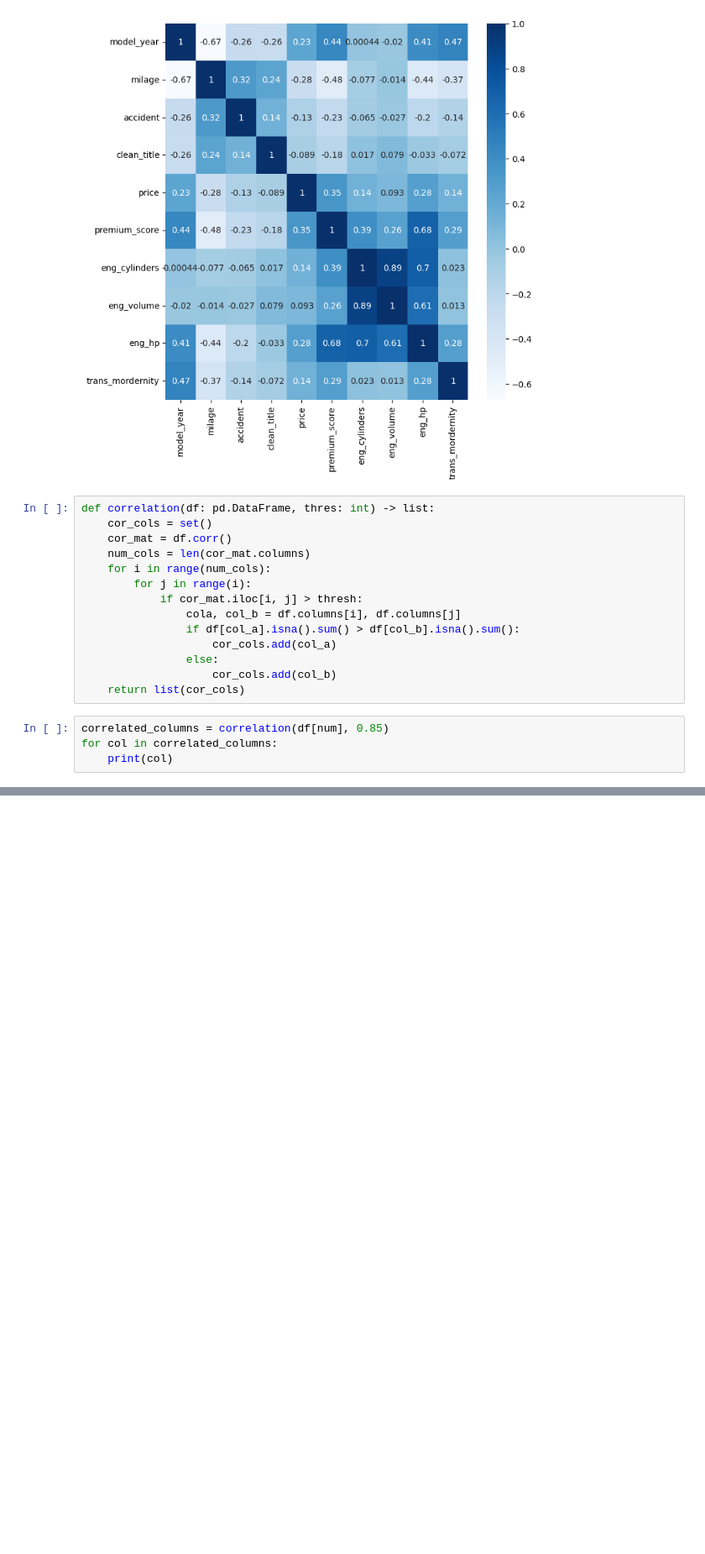
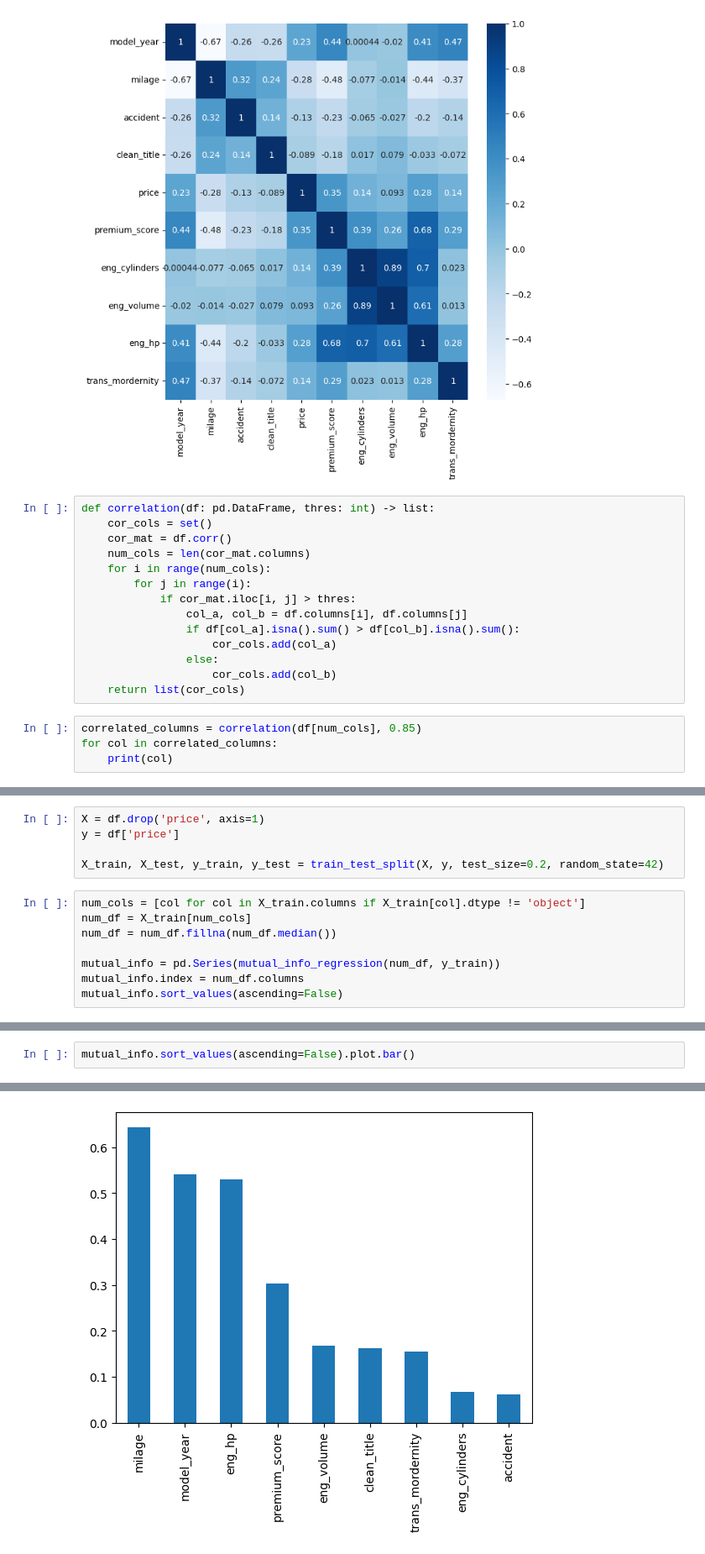
Before and after one commit to zishan044/car_price_prediction, a Jupyter notebook: notebooks/feature_selection.ipynb, the cells around one changed output, grey strips where cells are left out. Shown at 84% size. Drawn from its saved outputs; the diff is of its cells as text; blank space fills up the shorter version.

Commit message:
performed feature selection technique mutual information to get most important columns

```diff
--- a/notebooks/feature_selection.ipynb
+++ b/notebooks/feature_selection.ipynb
@@ -88,15 +88,15 @@ def correlation(df: pd.DataFrame, thres: int) -> list:
     num_cols = len(cor_mat.columns)
     for i in range(num_cols):
         for j in range(i):
-            if cor_mat.iloc[i, j] > thresh:
-                cola, col_b = df.columns[i], df.columns[j]
+            if cor_mat.iloc[i, j] > thres:
+                col_a, col_b = df.columns[i], df.columns[j]
                 if df[col_a].isna().sum() > df[col_b].isna().sum():
                     cor_cols.add(col_a)
                 else:
                     cor_cols.add(col_b)
     return list(cor_cols)
 # %%
-correlated_columns = correlation(df[num], 0.85)
+correlated_columns = correlation(df[num_cols], 0.85)
 for col in correlated_columns:
     print(col)
 # %% [output]
@@ -119,0 +108,13 @@ ValueError: could not convert string to float: 'Gasoline'
+# %%
+X = df.drop('price', axis=1)
+y = df['price']
+
+X_train, X_test, y_train, y_test = train_test_split(X, y, test_size=0.2, random_state=42)
+# %%
+num_cols = [col for col in X_train.columns if X_train[col].dtype != 'object']
+num_df = X_train[num_cols]
+num_df = num_df.fillna(num_df.median())
+
+mutual_info = pd.Series(mutual_info_regression(num_df, y_train))
+mutual_info.index = num_df.columns
+mutual_info.sort_values(ascending=False)
@@ -119,0 +133,3 @@ ValueError: could not convert string to float: 'Gasoline'
+# %%
+mutual_info.sort_values(ascending=False).plot.bar()
+# %% [output]
@@ -119,0 +139 @@ ValueError: could not convert string to float: 'Gasoline'
+[figure, added]
```
Also changed, not shown: parts of 6 cells of this notebook.
